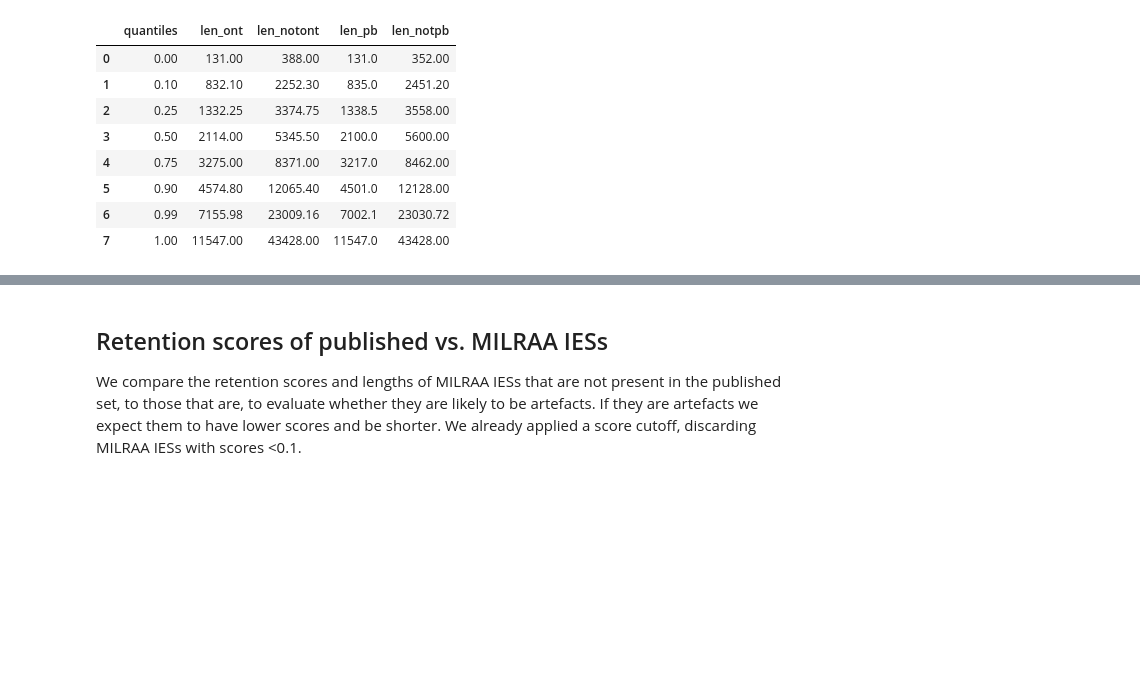
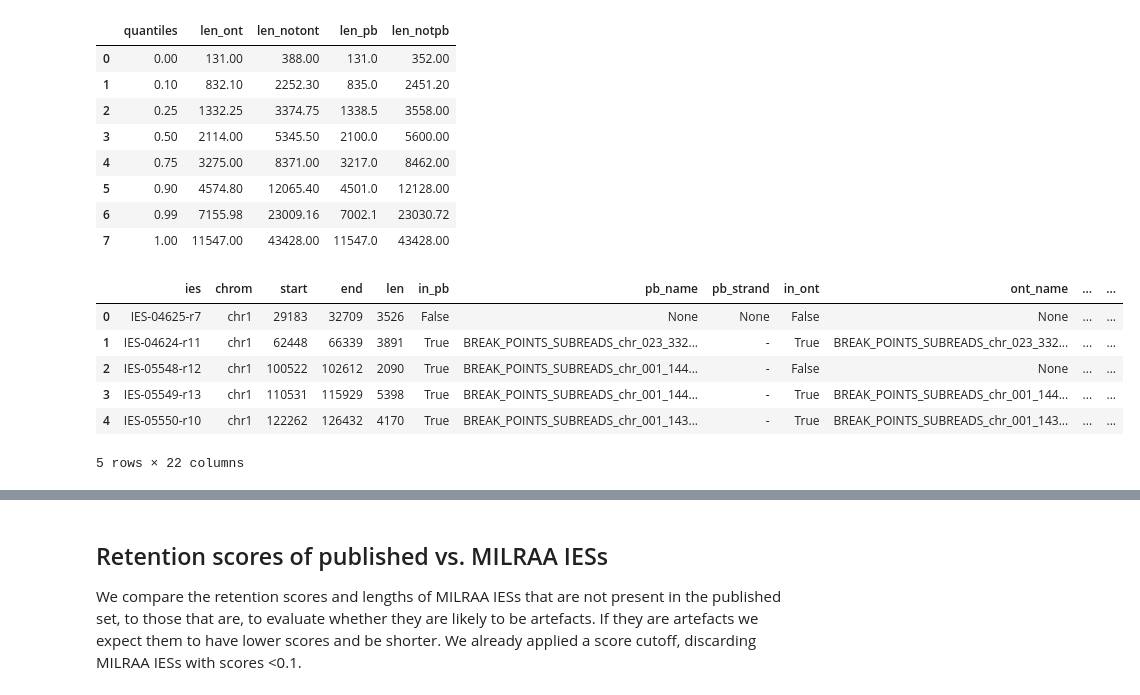
Before and after one commit to Swart-lab/bleties-test-tthe, a Jupyter notebook: Compare_BleTIES_PacBio_Nanopore_predictions.ipynb, the cells around one changed output, grey strips where cells are left out. Drawn from its saved outputs; the diff is of its cells as text; code cells hidden in the pictures; blank space fills up the shorter version.

```diff
--- a/Compare_BleTIES_PacBio_Nanopore_predictions.ipynb
+++ b/Compare_BleTIES_PacBio_Nanopore_predictions.ipynb
@@ -758,3 +781,13 @@ pd.DataFrame(
 | 5 | 0.90 | 4574.80 | 12065.40 | 4501.0 | 12128.00 |
 | 6 | 0.99 | 7155.98 | 23009.16 | 7002.1 | 23030.72 |
 | 7 | 1.00 | 11547.00 | 43428.00 | 11547.0 | 43428.00 |
+# %%
+annot_ies_stats_df.head()
+# %% [output]
+|  | ies | chrom | start | end | len | in_pb | pb_name | pb_strand | in_ont | ont_name | ... | ... |
+| 0 | IES-04625-r7 | chr1 | 29183 | 32709 | 3526 | False | None | None | False | None | ... | ... |
+| 1 | IES-04624-r11 | chr1 | 62448 | 66339 | 3891 | True | BREAK_POINTS_SUBREADS_chr_023_332... | - | True | BREAK_POINTS_SUBREADS_chr_023_332... | ... | ... |
+| 2 | IES-05548-r12 | chr1 | 100522 | 102612 | 2090 | True | BREAK_POINTS_SUBREADS_chr_001_144... | - | False | None | ... | ... |
+| 3 | IES-05549-r13 | chr1 | 110531 | 115929 | 5398 | True | BREAK_POINTS_SUBREADS_chr_001_144... | - | True | BREAK_POINTS_SUBREADS_chr_001_144... | ... | ... |
+| 4 | IES-05550-r10 | chr1 | 122262 | 126432 | 4170 | True | BREAK_POINTS_SUBREADS_chr_001_143... | - | True | BREAK_POINTS_SUBREADS_chr_001_143... | ... | ... |
+5 rows × 22 columns
```
Also changed, not shown: parts of 21 cells of this notebook.
